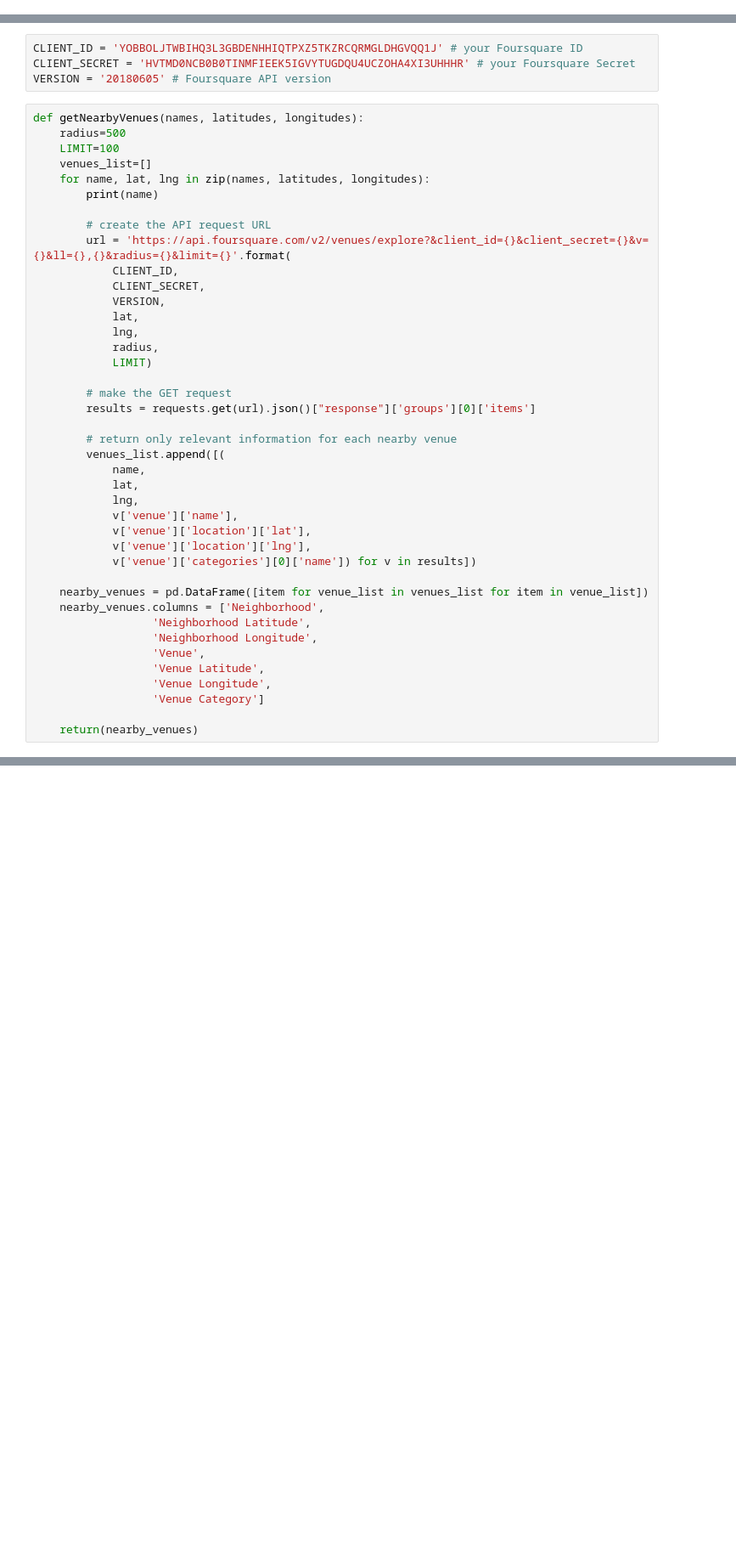
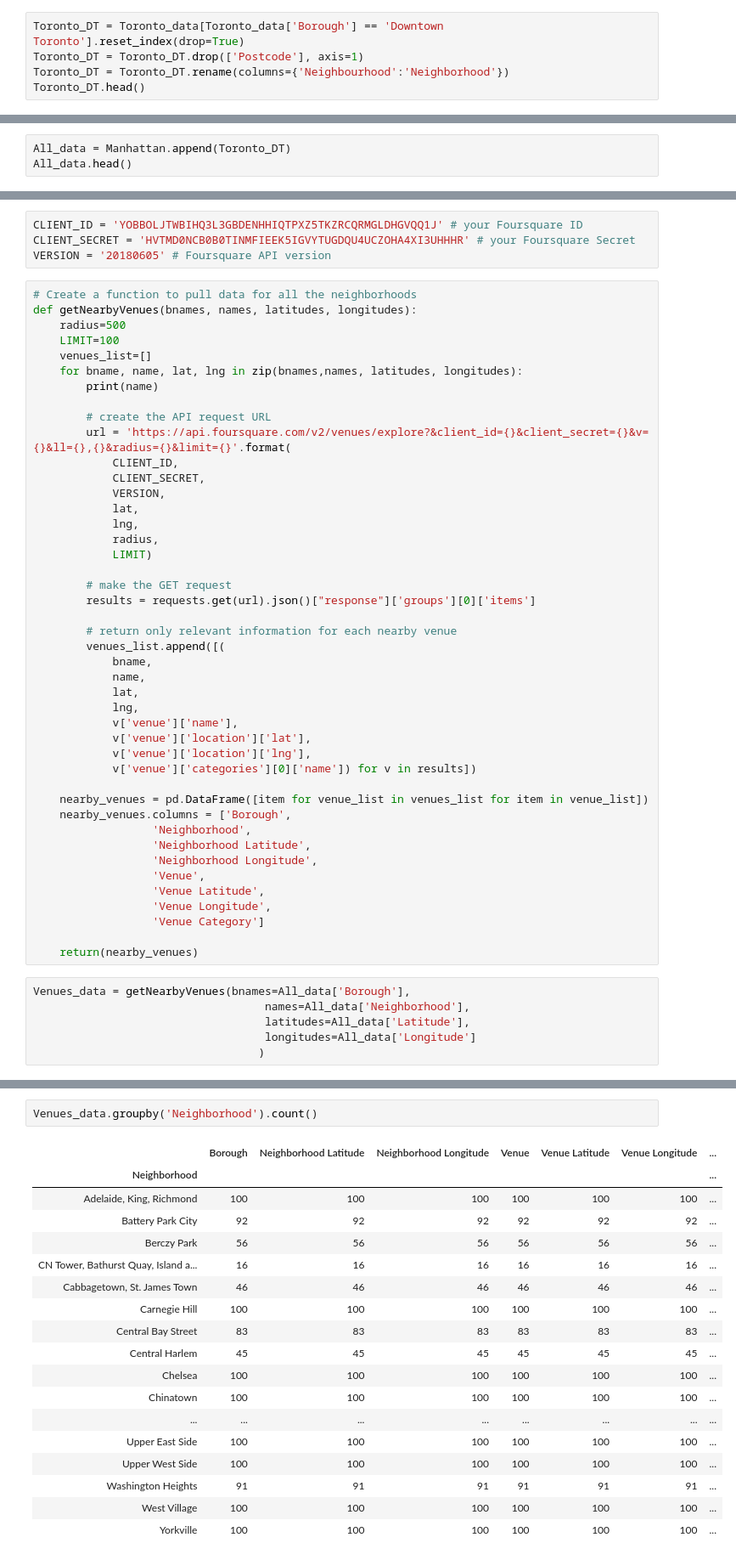
Before and after one commit to kicokicoo/Coursera_Capstone, a Jupyter notebook: The_Battle_of_Neighborhoods.ipynb, the cells around one changed output, grey strips where cells are left out. Shown at 85% size. Drawn from its saved outputs; the diff is of its cells as text; blank space fills up the shorter version.

```diff
--- a/The_Battle_of_Neighborhoods.ipynb
+++ b/The_Battle_of_Neighborhoods.ipynb
@@ -194,0 +209,5 @@ The geograpical coordinate of Toronto are 43.653963, -79.387207.
+# %%
+Toronto_DT = Toronto_data[Toronto_data['Borough'] == 'Downtown Toronto'].reset_index(drop=True)
+Toronto_DT = Toronto_DT.drop(['Postcode'], axis=1)
+Toronto_DT = Toronto_DT.rename(columns={'Neighbourhood':'Neighborhood'})
+Toronto_DT.head()
@@ -194,0 +223,3 @@ The geograpical coordinate of Toronto are 43.653963, -79.387207.
+# %%
+All_data = Manhattan.append(Toronto_DT)
+All_data.head()
@@ -197,11 +250,12 @@ CLIENT_ID = 'YOBBOLJTWBIHQ3L3GBDENHHIQTPXZ5TKZRCQRMGLDHGVQQ1J' # your Foursquare
 CLIENT_SECRET = 'HVTMD0NCB0B0TINMFIEEK5IGVYTUGDQU4UCZOHA4XI3UHHHR' # your Foursquare Secret
 VERSION = '20180605' # Foursquare API version
 # %%
-def getNearbyVenues(names, latitudes, longitudes):
+# Create a function to pull data for all the neighborhoods
+def getNearbyVenues(bnames, names, latitudes, longitudes):
     radius=500
     LIMIT=100
     venues_list=[]
-    for name, lat, lng in zip(names, latitudes, longitudes):
+    for bname, name, lat, lng in zip(bnames,names, latitudes, longitudes):
         print(name)
 
         # create the API request URL
@@ -219,6 +273,7 @@ def getNearbyVenues(names, latitudes, longitudes):
 
         # return only relevant information for each nearby venue
         venues_list.append([(
+            bname,
             name,
             lat,
             lng,
@@ -228,7 +283,8 @@ def getNearbyVenues(names, latitudes, longitudes):
             v['venue']['categories'][0]['name']) for v in results])
 
     nearby_venues = pd.DataFrame([item for venue_list in venues_list for item in venue_list])
-    nearby_venues.columns = ['Neighborhood',
+    nearby_venues.columns = ['Borough',
+                  'Neighborhood',
                   'Neighborhood Latitude',
                   'Neighborhood Longitude',
                   'Venue',
@@ -237,3 +293,9 @@ def getNearbyVenues(names, latitudes, longitudes):
                   'Venue Category']
 
     return(nearby_venues)
+# %%
+Venues_data = getNearbyVenues(bnames=All_data['Borough'],
+                                   names=All_data['Neighborhood'],
+                                   latitudes=All_data['Latitude'],
+                                   longitudes=All_data['Longitude']
+                                  )
@@ -239,0 +335,21 @@ def getNearbyVenues(names, latitudes, longitudes):
+# %%
+Venues_data.groupby('Neighborhood').count()
+# %% [output]
+|  | Borough | Neighborhood Latitude | Neighborhood Longitude | Venue | Venue Latitude | Venue Longitude | ... |
+| Neighborhood |  |  |  |  |  |  | ... |
+| Adelaide, King, Richmond | 100 | 100 | 100 | 100 | 100 | 100 | ... |
+| Battery Park City | 92 | 92 | 92 | 92 | 92 | 92 | ... |
+| Berczy Park | 56 | 56 | 56 | 56 | 56 | 56 | ... |
+| CN Tower, Bathurst Quay, Island a... | 16 | 16 | 16 | 16 | 16 | 16 | ... |
+| Cabbagetown, St. James Town | 46 | 46 | 46 | 46 | 46 | 46 | ... |
+| Carnegie Hill | 100 | 100 | 100 | 100 | 100 | 100 | ... |
+| Central Bay Street | 83 | 83 | 83 | 83 | 83 | 83 | ... |
+| Central Harlem | 45 | 45 | 45 | 45 | 45 | 45 | ... |
+| Chelsea | 100 | 100 | 100 | 100 | 100 | 100 | ... |
+| Chinatown | 100 | 100 | 100 | 100 | 100 | 100 | ... |
+| ... | ... | ... | ... | ... | ... | ... | ... |
+| Upper East Side | 100 | 100 | 100 | 100 | 100 | 100 | ... |
+| Upper West Side | 100 | 100 | 100 | 100 | 100 | 100 | ... |
+| Washington Heights | 91 | 91 | 91 | 91 | 91 | 91 | ... |
+| West Village | 100 | 100 | 100 | 100 | 100 | 100 | ... |
+| Yorkville | 100 | 100 | 100 | 100 | 100 | 100 | ... |
```
Also changed, not shown: parts of 43 cells of this notebook, 2 other files.
